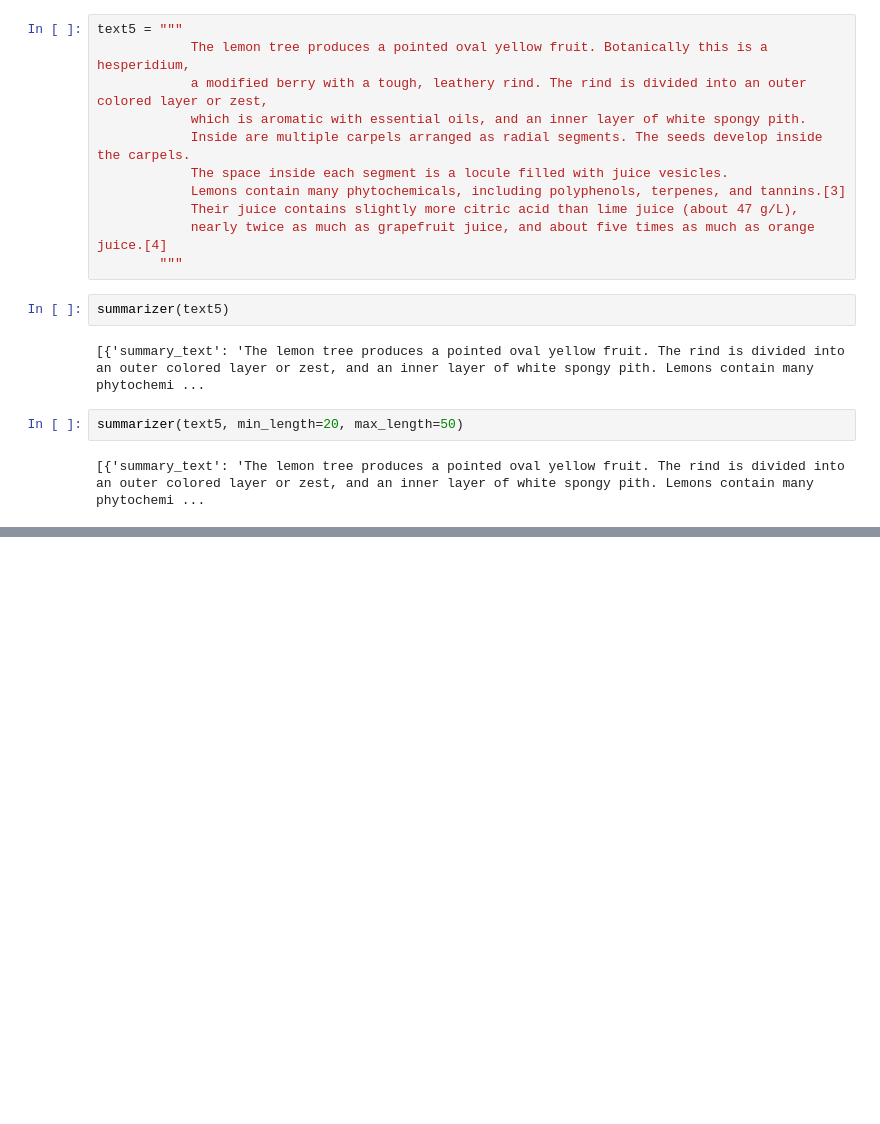
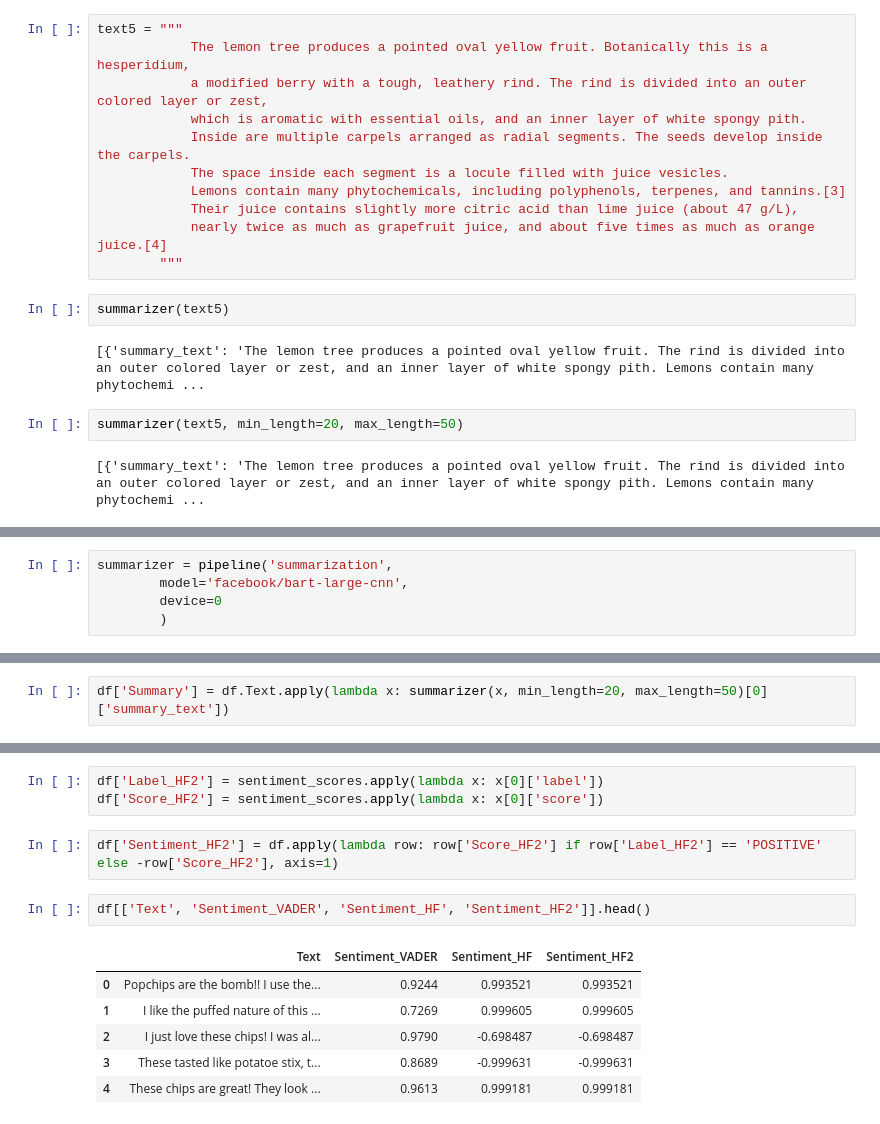
Before and after one commit to Camiloesp/PythonDataScience_NaturalLanguageProcessing, a Jupyter notebook: 5_Transformers_HuggingFace.ipynb, the cells around one changed output, grey strips where cells are left out. Drawn from its saved outputs; the diff is of its cells as text; blank space fills up the shorter version.

Commit message:
Text Summarization exercise

```diff
--- a/5_Transformers_HuggingFace.ipynb
+++ b/5_Transformers_HuggingFace.ipynb
@@ -421,0 +434,5 @@ summarizer(text5, min_length=20, max_length=50, do_sample=True) # do_sample=True
+# %%
+summarizer = pipeline('summarization',
+        model='facebook/bart-large-cnn',
+        device=0
+        )
@@ -421,0 +448,2 @@ summarizer(text5, min_length=20, max_length=50, do_sample=True) # do_sample=True
+# %%
+df['Summary'] = df.Text.apply(lambda x: summarizer(x, min_length=20, max_length=50)[0]['summary_text'])
@@ -421,0 +481,14 @@ summarizer(text5, min_length=20, max_length=50, do_sample=True) # do_sample=True
+# %%
+df['Label_HF2'] = sentiment_scores.apply(lambda x: x[0]['label'])
+df['Score_HF2'] = sentiment_scores.apply(lambda x: x[0]['score'])
+# %%
+df['Sentiment_HF2'] = df.apply(lambda row: row['Score_HF2'] if row['Label_HF2'] == 'POSITIVE' else -row['Score_HF2'], axis=1)
+# %%
+df[['Text', 'Sentiment_VADER', 'Sentiment_HF', 'Sentiment_HF2']].head()
+# %% [output]
+|  | Text | Sentiment_VADER | Sentiment_HF | Sentiment_HF2 |
+| 0 | Popchips are the bomb!! I use the... | 0.9244 | 0.993521 | 0.993521 |
+| 1 | I like the puffed nature of this ... | 0.7269 | 0.999605 | 0.999605 |
+| 2 | I just love these chips! I was al... | 0.9790 | -0.698487 | -0.698487 |
+| 3 | These tasted like potatoe stix, t... | 0.8689 | -0.999631 | -0.999631 |
+| 4 | These chips are great! They look ... | 0.9613 | 0.999181 | 0.999181 |
```
Also changed, not shown: parts of 10 cells of this notebook, 1 other file.
